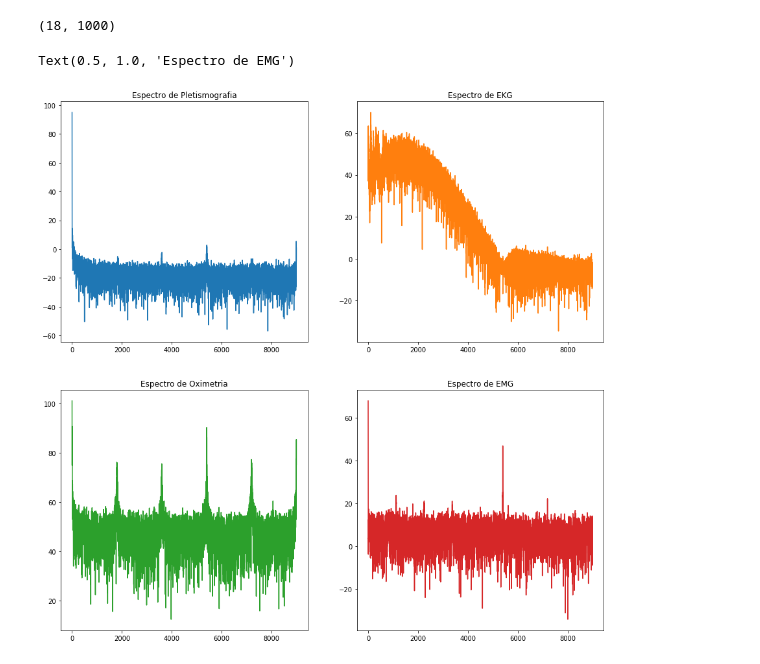
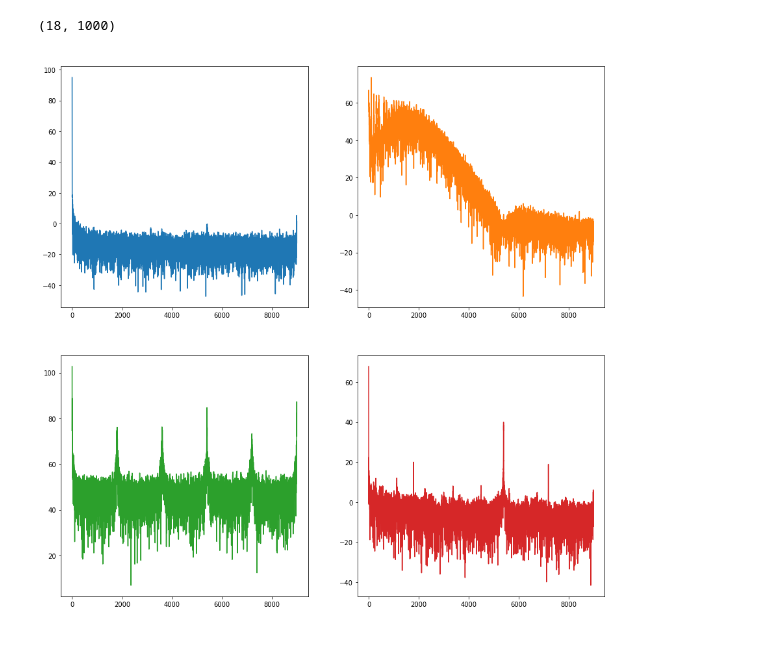
Before and after one commit to Qweryedu/MCIB-19-P-Edu, a Jupyter notebook: src/prac2.ipynb, the cells around one changed output. Cells and saved outputs as stored; diff of their text form; code cells hidden in the pictures.

Commit message:
Periodograma ya funciona
 Ya se hizo comparación de los espectros

```diff
--- a/src/prac2.ipynb
+++ b/src/prac2.ipynb
@@ -83,0 +79,19 @@ Estimación del PSD con el algoritmo de Welch
+# %%
+'''
+Segundo punto de la primera actividad
+Estimación del PSD con el algoritmo de Welch
+'''
+def periodograma(signal, L, traslape):
+    signal = list(signal)
+    num = len(signal)//L
+    T = int((1-traslape) * L)
+    temp = 0 #Mueve el slice
+    temp1 = []#Guarda valores
+    for s in range(num):
+        p = signal[temp:temp+L]
+        temp1 += p
+        temp += T
+
+    p = np.array(temp1).reshape(s+1,L)
+    p_f = fft(p).mean(axis=0)
+    return dB(p_f)
@@ -162,31 +183,31 @@ inversa(EKG)
 # %%
 # Primer punto de segunda actividad
 # Estimar el espectro con FFT
 
 fig, axs = plt.subplots (2, 2, figsize = (15,15))
-axs[0, 0].plot(20*np.log10(np.abs(fft(PL)[:len(PL)//2])))
-axs[0, 0].set_title('Espectro de Pletismografia')
-axs[0, 1].plot(20*np.log10(np.abs(fft(EKG)[:len(EKG)//2])), 'tab:orange')
-axs[0, 1].set_title('Espectro de EKG')
-axs[1, 0].plot(20*np.log10(np.abs(fft(OX)[:len(OX)//2])), 'tab:green')
-axs[1, 0].set_title('Espectro de Oximetria')
-axs[1, 1].plot(20*np.log10(np.abs(fft(EMG)[:len(EMG)//2])), 'tab:red')
-axs[1, 1].set_title('Espectro de EMG')
+axs[0, 0].plot( dB( fft( PL ) ) [:len(PL)//2] )
+axs[0, 0].set_title('Espectro de Pletismografia').set_color(color='white')
+axs[0, 1].plot( dB( fft( EKG ) ) [:len(EKG)//2], 'tab:orange')
+axs[0, 1].set_title('Espectro de EKG').set_color(color='white')
+axs[1, 0].plot( dB( fft( OX ) ) [:len(OX)//2], 'tab:green')
+axs[1, 0].set_title('Espectro de Oximetria').set_color(color='white')
+axs[1, 1].plot( dB( fft( EMG ) ) [:len(EMG)//2], 'tab:red')
+axs[1, 1].set_title('Espectro de EMG').set_color(color='white')
 
 # Estimacion con PSD
 def periodograma(signal, L, traslape):
-    num = len(signal)//(L)
-    T = (1-traslape) * L
+    signal = list(signal)
+    num = len(signal)//L
+    T = int((1-traslape) * L)
     temp = 0 #Mueve el slice
-    temp1 = [] #Guarda valores
+    temp1 = []#Guarda valores
     for s in range(num):
         p = signal[temp:temp+L]
         temp1 += p
         temp += T
 
-    p = np.array(p).reshape(s,L)
+    p = np.array(temp1).reshape(s+1,L)
     p_f = fft(p).mean(axis=0)
-    return p_f
+    return dB(p_f)
 # %% [output]
-Text(0.5, 1.0, 'Espectro de EMG')
-[figure, old version]
+[figure, new version]
```
Also changed, not shown: parts of 6 cells of this notebook.
